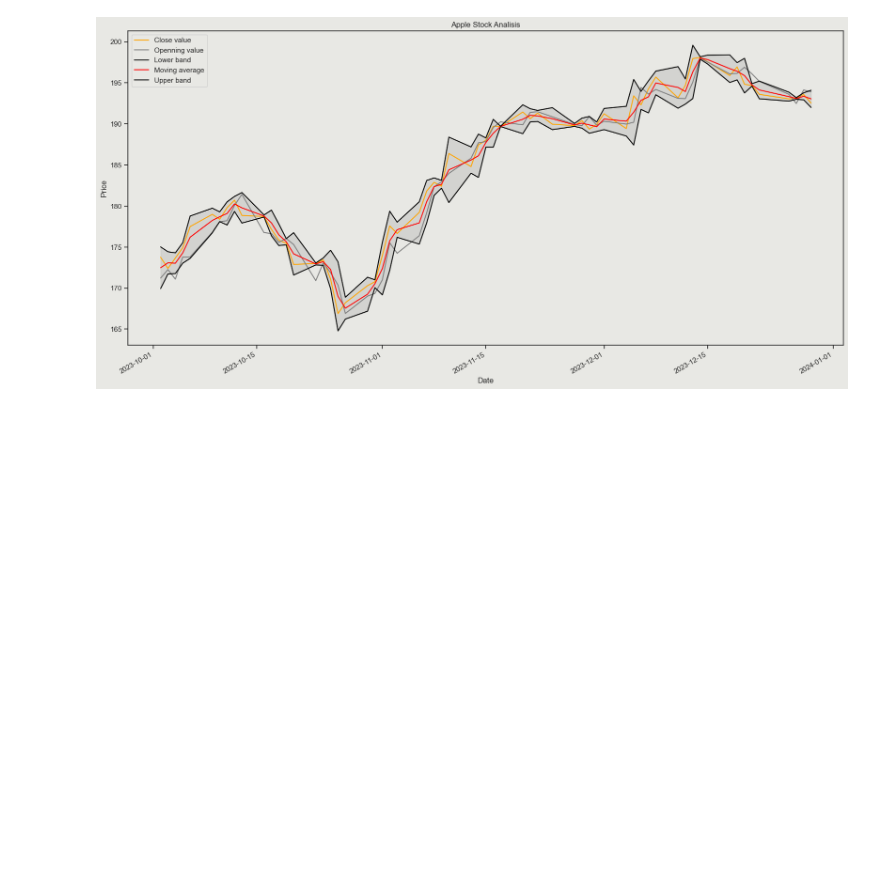
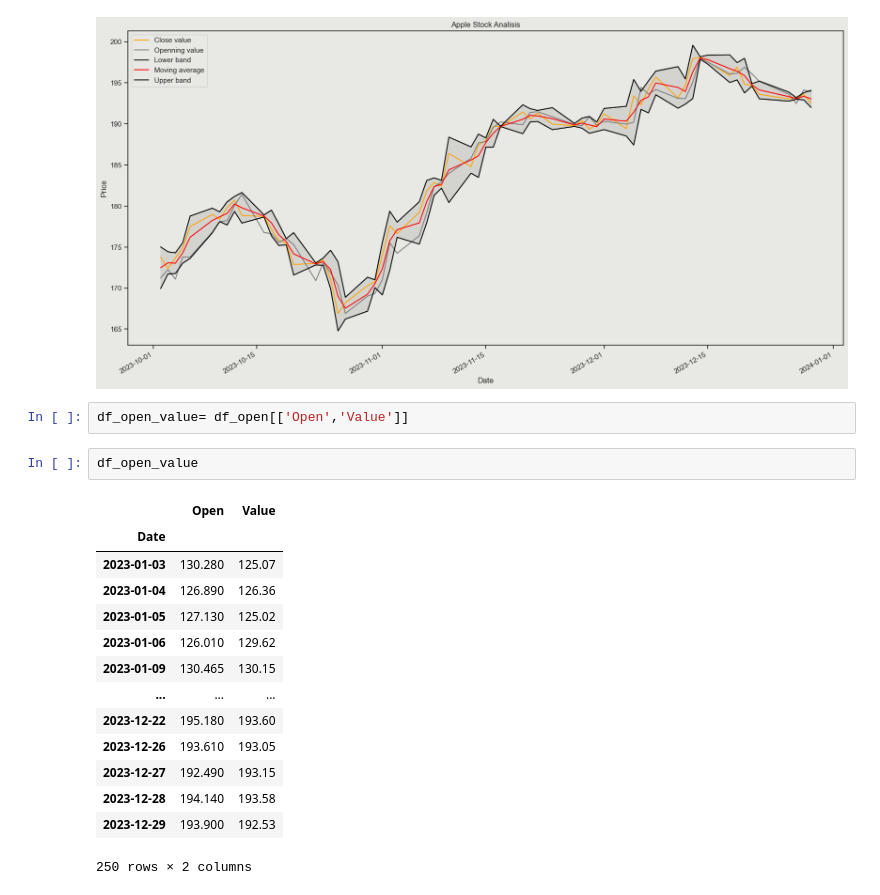
Before and after one commit to carlosgutierrezch/LSTM_Forecast, a Jupyter notebook: notebooks/EDA.ipynb, the cells around one changed output. Cells and saved outputs as stored; diff of their text form; blank space fills up the shorter version.

```diff
--- a/notebooks/EDA.ipynb
+++ b/notebooks/EDA.ipynb
@@ -384,3 +389,22 @@ plt.legend(facecolor="#E8E8E4")
 plt.show()
 # %% [output]
 [figure]
+# %%
+df_open_value= df_open[['Open','Value']]
+# %%
+df_open_value
+# %% [output]
+|  | Open | Value |
+| Date |  |  |
+| 2023-01-03 | 130.280 | 125.07 |
+| 2023-01-04 | 126.890 | 126.36 |
+| 2023-01-05 | 127.130 | 125.02 |
+| 2023-01-06 | 126.010 | 129.62 |
+| 2023-01-09 | 130.465 | 130.15 |
+| ... | ... | ... |
+| 2023-12-22 | 195.180 | 193.60 |
+| 2023-12-26 | 193.610 | 193.05 |
+| 2023-12-27 | 192.490 | 193.15 |
+| 2023-12-28 | 194.140 | 193.58 |
+| 2023-12-29 | 193.900 | 192.53 |
+250 rows × 2 columns
```
Also changed, not shown: parts of 5 cells of this notebook, 2 other files.
